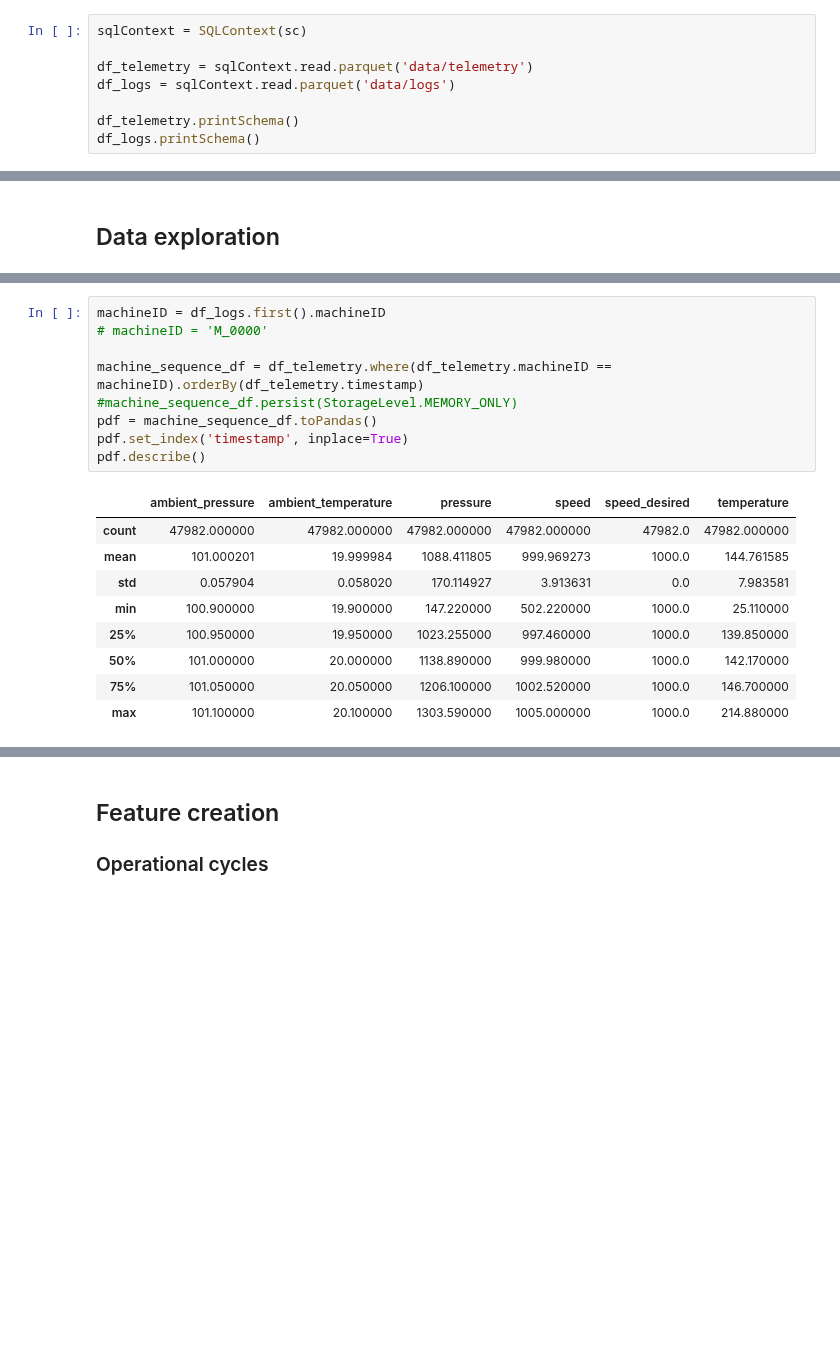
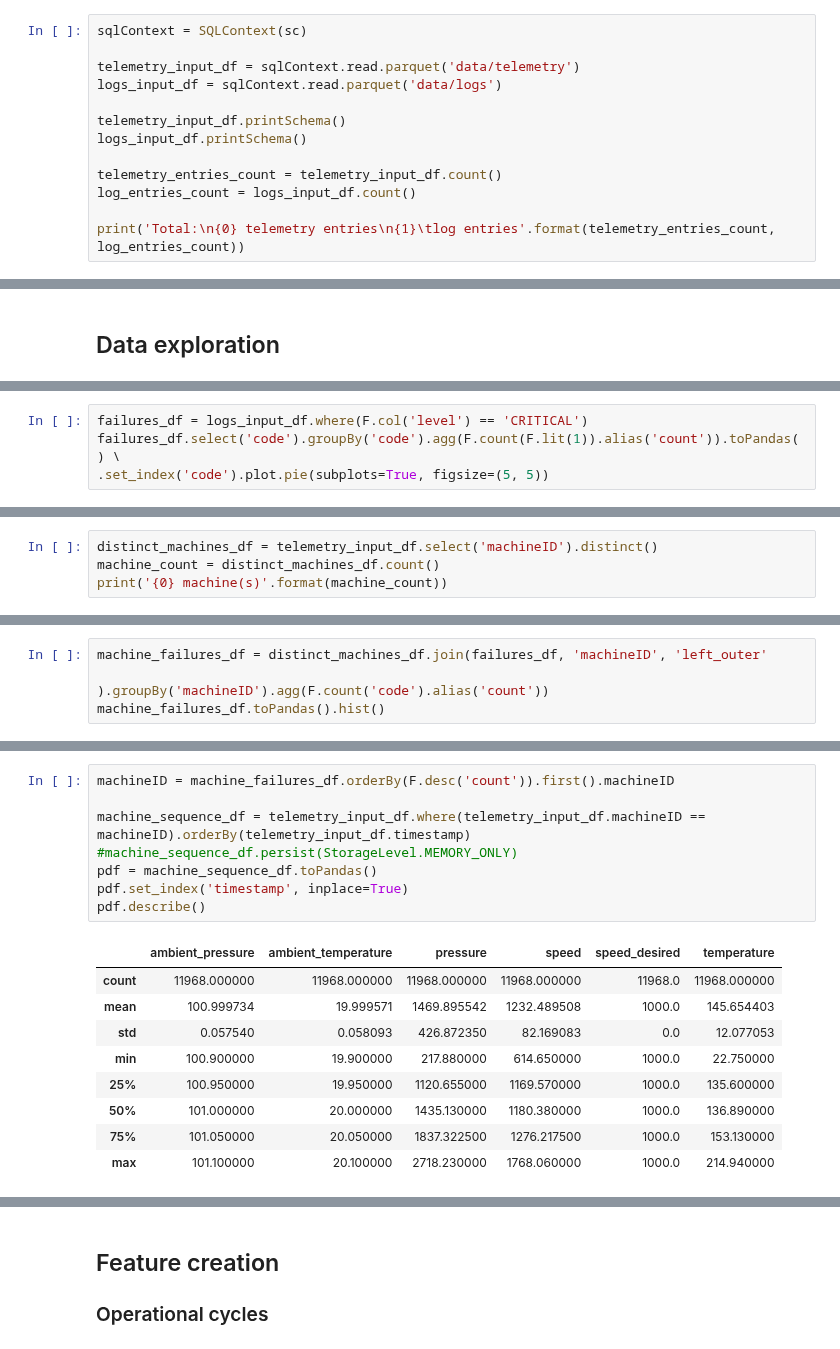
Before and after one commit to Azure/AI-PredictiveMaintenance, a Jupyter notebook: src/AML/Notebooks/FeatureEngineering-experimental.ipynb, the cells around one changed output, grey strips where cells are left out. Cells and saved outputs as stored; diff of their text form; blank space fills up the shorter version.

```diff
--- a/src/AML/Notebooks/FeatureEngineering-experimental.ipynb
+++ b/src/AML/Notebooks/FeatureEngineering-experimental.ipynb
@@ -26,11 +26,16 @@ matplotlib.style.use('ggplot')
 # %%
 sqlContext = SQLContext(sc)
 
-df_telemetry = sqlContext.read.parquet('data/telemetry')
-df_logs = sqlContext.read.parquet('data/logs')
+telemetry_input_df = sqlContext.read.parquet('data/telemetry')
+logs_input_df = sqlContext.read.parquet('data/logs')
 
-df_telemetry.printSchema()
-df_logs.printSchema()
+telemetry_input_df.printSchema()
+logs_input_df.printSchema()
+
+telemetry_entries_count = telemetry_input_df.count()
+log_entries_count = logs_input_df.count()
+
+print('Total:\n{0} telemetry entries\n{1}\tlog entries'.format(telemetry_entries_count, log_entries_count))
 # %% [output]
 root
  |-- timestamp: timestamp (nullable = true)
@@ -64,0 +70,4 @@ df_logs.where(F.col('machineID') == 'M_0000').show()
+# %%
+failures_df = logs_input_df.where(F.col('level') == 'CRITICAL')
+failures_df.select('code').groupBy('code').agg(F.count(F.lit(1)).alias('count')).toPandas() \
+.set_index('code').plot.pie(subplots=True, figsize=(5, 5))
@@ -64,0 +78,4 @@ df_logs.where(F.col('machineID') == 'M_0000').show()
+# %%
+distinct_machines_df = telemetry_input_df.select('machineID').distinct()
+machine_count = distinct_machines_df.count()
+print('{0} machine(s)'.format(machine_count))
@@ -64,0 +84,4 @@ df_logs.where(F.col('machineID') == 'M_0000').show()
+# %%
+machine_failures_df = distinct_machines_df.join(failures_df, 'machineID', 'left_outer'
+                                               ).groupBy('machineID').agg(F.count('code').alias('count'))
+machine_failures_df.toPandas().hist()
@@ -65,22 +92,21 @@ df_logs.where(F.col('machineID') == 'M_0000').show()
 # %%
-machineID = df_logs.first().machineID
-# machineID = 'M_0000'
+machineID = machine_failures_df.orderBy(F.desc('count')).first().machineID
 
-machine_sequence_df = df_telemetry.where(df_telemetry.machineID == machineID).orderBy(df_telemetry.timestamp)
+machine_sequence_df = telemetry_input_df.where(telemetry_input_df.machineID == machineID).orderBy(telemetry_input_df.timestamp)
 #machine_sequence_df.persist(StorageLevel.MEMORY_ONLY)
 pdf = machine_sequence_df.toPandas()
 pdf.set_index('timestamp', inplace=True)
 pdf.describe()
 # %% [output]
 |  | ambient_pressure | ambient_temperature | pressure | speed | speed_desired | temperature |
-| count | 47982.000000 | 47982.000000 | 47982.000000 | 47982.000000 | 47982.0 | 47982.000000 |
-| mean | 101.000201 | 19.999984 | 1088.411805 | 999.969273 | 1000.0 | 144.761585 |
-| std | 0.057904 | 0.058020 | 170.114927 | 3.913631 | 0.0 | 7.983581 |
-| min | 100.900000 | 19.900000 | 147.220000 | 502.220000 | 1000.0 | 25.110000 |
-| 25% | 100.950000 | 19.950000 | 1023.255000 | 997.460000 | 1000.0 | 139.850000 |
-| 50% | 101.000000 | 20.000000 | 1138.890000 | 999.980000 | 1000.0 | 142.170000 |
-| 75% | 101.050000 | 20.050000 | 1206.100000 | 1002.520000 | 1000.0 | 146.700000 |
-| max | 101.100000 | 20.100000 | 1303.590000 | 1005.000000 | 1000.0 | 214.880000 |
+| count | 11968.000000 | 11968.000000 | 11968.000000 | 11968.000000 | 11968.0 | 11968.000000 |
+| mean | 100.999734 | 19.999571 | 1469.895542 | 1232.489508 | 1000.0 | 145.654403 |
+| std | 0.057540 | 0.058093 | 426.872350 | 82.169083 | 0.0 | 12.077053 |
+| min | 100.900000 | 19.900000 | 217.880000 | 614.650000 | 1000.0 | 22.750000 |
+| 25% | 100.950000 | 19.950000 | 1120.655000 | 1169.570000 | 1000.0 | 135.600000 |
+| 50% | 101.000000 | 20.000000 | 1435.130000 | 1180.380000 | 1000.0 | 136.890000 |
+| 75% | 101.050000 | 20.050000 | 1837.322500 | 1276.217500 | 1000.0 | 153.130000 |
+| max | 101.100000 | 20.100000 | 2718.230000 | 1768.060000 | 1000.0 | 214.940000 |
 # %%
 pdf.plot(title=machineID , style=".", y='speed_desired')
 # %% [output]
```
Also changed, not shown: parts of 21 cells of this notebook, 2 other files.
